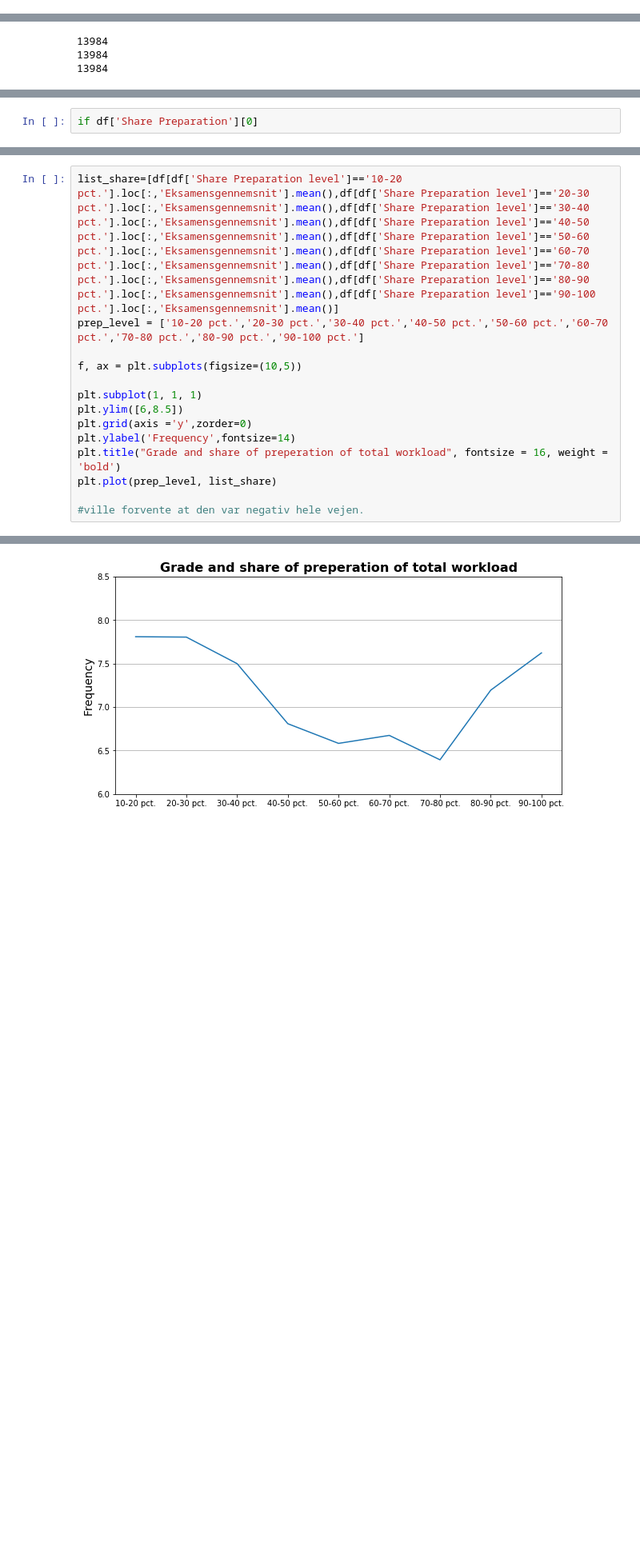
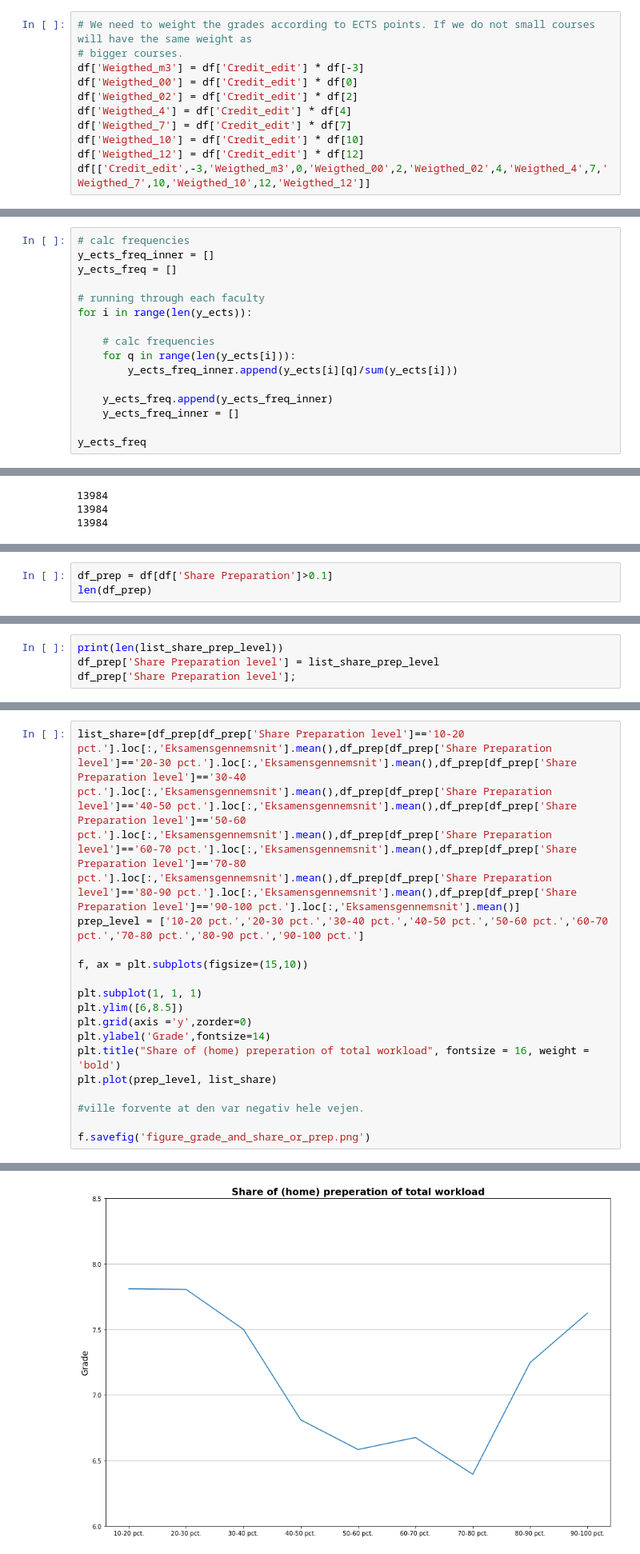
Before and after one commit to tnv875/Group18-NoTeeth, a Jupyter notebook: Exam project/Jens/Load final data set (ONLY DUPLICATE)-Copy1.ipynb, the cells around one changed output, grey strips where cells are left out. Shown at 80% size. Drawn from its saved outputs; the diff is of its cells as text; blank space fills up the shorter version.

```diff
--- a/Exam project/Jens/Load final data set (ONLY DUPLICATE)-Copy1.ipynb
+++ b/Exam project/Jens/Load final data set (ONLY DUPLICATE)-Copy1.ipynb
@@ -185,0 +214,11 @@ plt.show()
+# %%
+# We need to weight the grades according to ECTS points. If we do not small courses will have the same weight as
+# bigger courses.
+df['Weigthed_m3'] = df['Credit_edit'] * df[-3]
+df['Weigthed_00'] = df['Credit_edit'] * df[0]
+df['Weigthed_02'] = df['Credit_edit'] * df[2]
+df['Weigthed_4'] = df['Credit_edit'] * df[4]
+df['Weigthed_7'] = df['Credit_edit'] * df[7]
+df['Weigthed_10'] = df['Credit_edit'] * df[10]
+df['Weigthed_12'] = df['Credit_edit'] * df[12]
+df[['Credit_edit',-3,'Weigthed_m3',0,'Weigthed_00',2,'Weigthed_02',4,'Weigthed_4',7,'Weigthed_7',10,'Weigthed_10',12,'Weigthed_12']]
@@ -185,0 +268,16 @@ plt.show()
+# %%
+# calc frequencies
+y_ects_freq_inner = []
+y_ects_freq = []
+
+# running through each faculty
+for i in range(len(y_ects)):
+
+    # calc frequencies
+    for q in range(len(y_ects[i])):
+        y_ects_freq_inner.append(y_ects[i][q]/sum(y_ects[i]))
+
+    y_ects_freq.append(y_ects_freq_inner)
+    y_ects_freq_inner = []
+
+y_ects_freq
@@ -302,3 +468,4 @@ plt.hist(df['Share Preparation'])
 # %%
-if df['Share Preparation'][0]
+df_prep = df[df['Share Preparation']>0.1]
+len(df_prep)
 # %% [output]
@@ -381,0 +515,4 @@ len(list_share_prep_level)
+# %%
+print(len(list_share_prep_level))
+df_prep['Share Preparation level'] = list_share_prep_level
+df_prep['Share Preparation level'];
@@ -402,15 +535,17 @@ print(df[df['Share Preparation level']=='90-100 pct.'].loc[:,'Eksamensgennemsnit
 # %%
-list_share=[df[df['Share Preparation level']=='10-20 pct.'].loc[:,'Eksamensgennemsnit'].mean(),df[df['Share Preparation level']=='20-30 pct.'].loc[:,'Eksamensgennemsnit'].mean(),df[df['Share Preparation level']=='30-40 pct.'].loc[:,'Eksamensgennemsnit'].mean(),df[df['Share Preparation level']=='40-50 pct.'].loc[:,'Eksamensgennemsnit'].mean(),df[df['Share Preparation level']=='50-60 pct.'].loc[:,'Eksamensgennemsnit'].mean(),df[df['Share Preparation level']=='60-70 pct.'].loc[:,'Eksamensgennemsnit'].mean(),df[df['Share Preparation level']=='70-80 pct.'].loc[:,'Eksamensgennemsnit'].mean(),df[df['Share Preparation level']=='80-90 pct.'].loc[:,'Eksamensgennemsnit'].mean(),df[df['Share Preparation level']=='90-100 pct.'].loc[:,'Eksamensgennemsnit'].mean()]
+list_share=[df_prep[df_prep['Share Preparation level']=='10-20 pct.'].loc[:,'Eksamensgennemsnit'].mean(),df_prep[df_prep['Share Preparation level']=='20-30 pct.'].loc[:,'Eksamensgennemsnit'].mean(),df_prep[df_prep['Share Preparation level']=='30-40 pct.'].loc[:,'Eksamensgennemsnit'].mean(),df_prep[df_prep['Share Preparation level']=='40-50 pct.'].loc[:,'Eksamensgennemsnit'].mean(),df_prep[df_prep['Share Preparation level']=='50-60 pct.'].loc[:,'Eksamensgennemsnit'].mean(),df_prep[df_prep['Share Preparation level']=='60-70 pct.'].loc[:,'Eksamensgennemsnit'].mean(),df_prep[df_prep['Share Preparation level']=='70-80 pct.'].loc[:,'Eksamensgennemsnit'].mean(),df_prep[df_prep['Share Preparation level']=='80-90 pct.'].loc[:,'Eksamensgennemsnit'].mean(),df_prep[df_prep['Share Preparation level']=='90-100 pct.'].loc[:,'Eksamensgennemsnit'].mean()]
 prep_level = ['10-20 pct.','20-30 pct.','30-40 pct.','40-50 pct.','50-60 pct.','60-70 pct.','70-80 pct.','80-90 pct.','90-100 pct.']
 
-f, ax = plt.subplots(figsize=(10,5))
+f, ax = plt.subplots(figsize=(15,10))
 
 plt.subplot(1, 1, 1)
 plt.ylim([6,8.5])
 plt.grid(axis ='y',zorder=0)
-plt.ylabel('Frequency',fontsize=14)
-plt.title("Grade and share of preperation of total workload", fontsize = 16, weight = 'bold')
+plt.ylabel('Grade',fontsize=14)
+plt.title("Share of (home) preperation of total workload", fontsize = 16, weight = 'bold')
 plt.plot(prep_level, list_share)
 
 #ville forvente at den var negativ hele vejen.
+
+f.savefig('figure_grade_and_share_or_prep.png')
 # %% [output]
@@ -418 +552 @@ plt.plot(prep_level, list_share)
-[figure, old version]
+[figure, new version]
```
Also changed, not shown: parts of 27 cells of this notebook.
